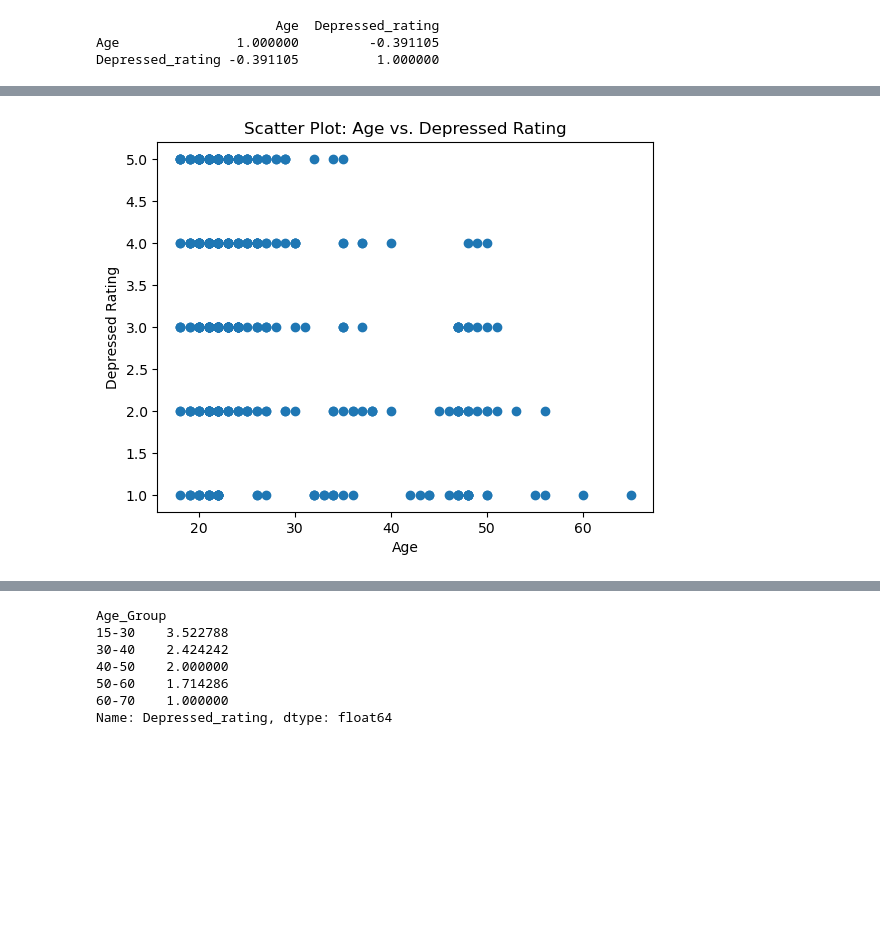
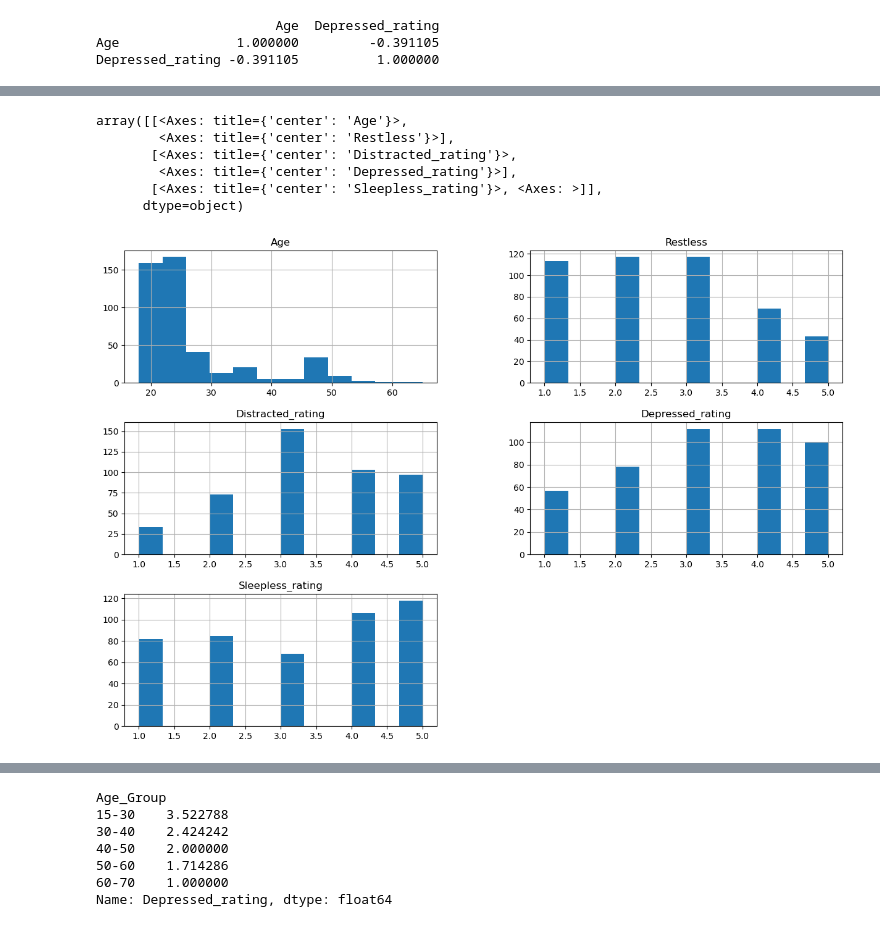
Before and after one commit to MIT-Assignments/MDA511-Assignment, a Jupyter notebook: Assignment2.ipynb, the cells around one changed output, grey strips where cells are left out. Cells and saved outputs as stored; diff of their text form; code cells hidden in the pictures; blank space fills up the shorter version.

```diff
--- a/Assignment2.ipynb
+++ b/Assignment2.ipynb
@@ -518,8 +623,11 @@ Correlation: 0.3281146111884621, P-value: 5.552359825842281e-13
-# %%
-plt.scatter(merged_df['Age'], merged_df['Depressed_rating'])
-plt.title("Scatter Plot: Age vs. Depressed Rating")
-plt.xlabel("Age")
-plt.ylabel("Depressed Rating")
-plt.show()
-# %% [output]
-[figure, removed]
+# %%
+# Histogram for all numnerical features (Bivariate)
+merged_df.hist(bins=12, figsize=(15, 10))
+# %% [output]
+array([[<Axes: title={'center': 'Age'}>,
+        <Axes: title={'center': 'Restless'}>],
+       [<Axes: title={'center': 'Distracted_rating'}>,
+        <Axes: title={'center': 'Depressed_rating'}>],
+       [<Axes: title={'center': 'Sleepless_rating'}>, <Axes: >]],
+      dtype=object)
+[figure, added]
```
Also changed, not shown: parts of 38 cells of this notebook.
